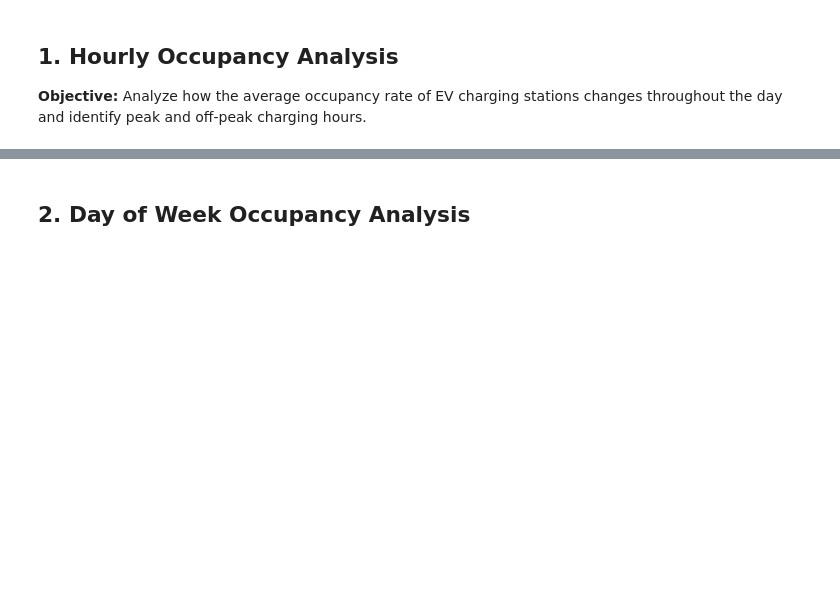
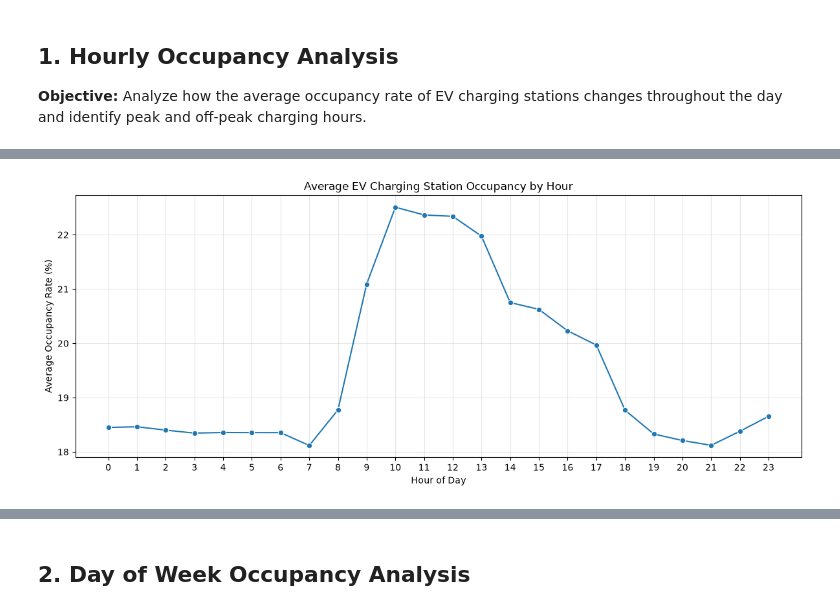
Before and after one commit to sametsav/VoltAhead, a Jupyter notebook: notebooks/03_charging_patterns.ipynb, the cells around one changed output, grey strips where cells are left out. Saved outputs shown, nothing was run; the diff lists cells and outputs as text; code cells hidden in the pictures; blank space fills up the shorter version.

Commit message:
Complete charging patterns and temporal usage EDA

```diff
--- a/notebooks/03_charging_patterns.ipynb
+++ b/notebooks/03_charging_patterns.ipynb
@@ -44,0 +53,22 @@ Output folders are ready!
+# %%
+import sys
+
+sys.path.insert(0, str(PROJECT_ROOT / "src"))
+
+import data_loader as dl
+
+df = dl.load_data()
+
+print("Dataset shape:", df.shape)
+print(
+    "Number of stations:",
+    df.index.get_level_values("station_id").nunique()
+)
+print(
+    "Time range:",
+    df.index.get_level_values("time").min(),
+    "to",
+    df.index.get_level_values("time").max()
+)
+
+display(df.head())
@@ -48,0 +171,25 @@ Output folders are ready!
+# %%
+plt.figure(figsize=(12, 5))
+
+sns.lineplot(
+    x=hourly_occupancy.index,
+    y=hourly_occupancy.values * 100,
+    marker="o"
+)
+
+plt.title("Average EV Charging Station Occupancy by Hour")
+plt.xlabel("Hour of Day")
+plt.ylabel("Average Occupancy Rate (%)")
+plt.xticks(range(24))
+plt.grid(alpha=0.3)
+plt.tight_layout()
+
+plt.savefig(
+    FIGURES_DIR / "hourly_occupancy.png",
+    dpi=300,
+    bbox_inches="tight"
+)
+
+plt.show()
+# %% [output]
+[figure, added]
```
Also changed, not shown: parts of 33 cells of this notebook, 16 other files.
